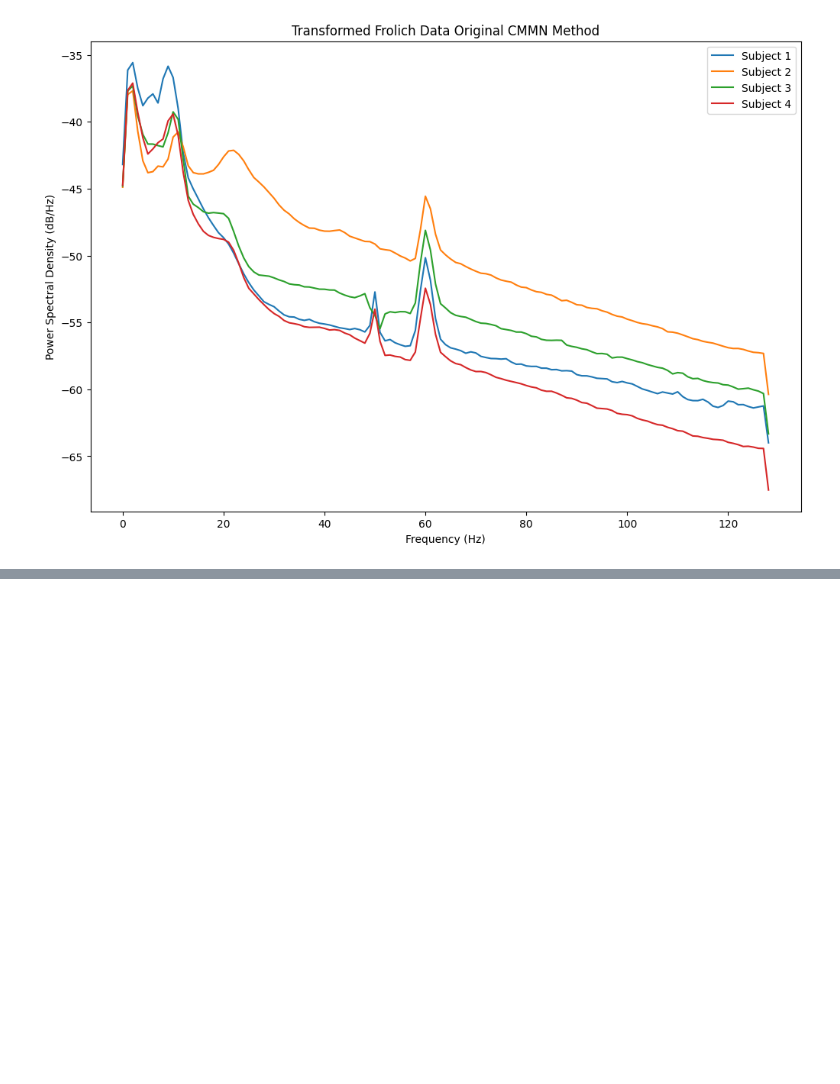
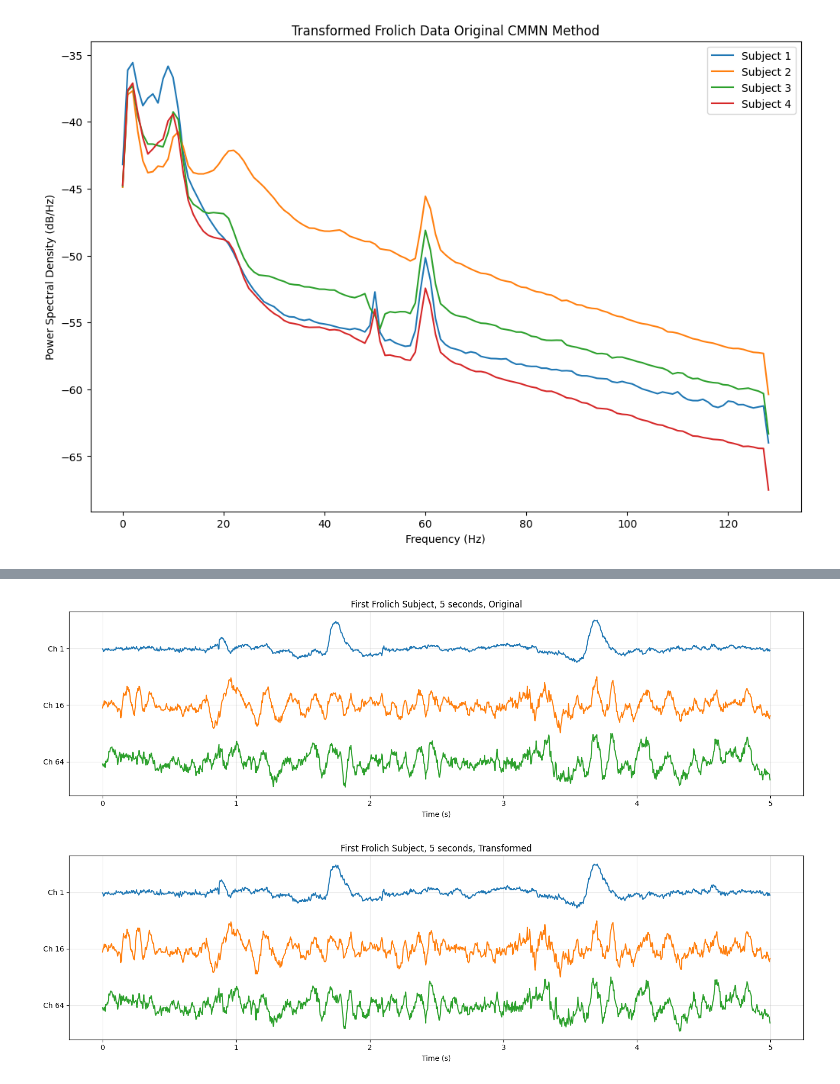
Before and after one commit to cniel-ud/ICWaves, a Jupyter notebook: notebooks/CMMN_gdrive.ipynb, the cells around one changed output, grey strips where cells are left out. Drawn from its saved outputs; the diff is of its cells as text; code cells hidden in the pictures; blank space fills up the shorter version.

Commit message:
polysomnograph viz done

```diff
--- a/notebooks/CMMN_gdrive.ipynb
+++ b/notebooks/CMMN_gdrive.ipynb
@@ -465,13 +449,13 @@ def transform_original(data, time_filter):
 
   transformed_data = []
   for i, subj in enumerate(data):
-    subj_norm = np.zeros(subj.shape)
     num_channels = subj.shape[0]
+    subj_norm = np.zeros_like(subj)
 
     for chan in range(num_channels):
-      # print(subj[chan].shape)
-      # print(time_filter[i].shape)
-      subj_norm[chan] = np.convolve(subj[chan], time_filter[i], mode='same')
+
+      #subj_norm[chan] = np.convolve(subj[chan], time_filter[i], mode='same') # note dr. b wants changed to full b/c of weird reverse shifting
+      subj_norm[chan] = np.convolve(subj[chan], time_filter[i], mode='full')[:len(subj[chan])]
 
     transformed_data.append(subj_norm)
 
@@ -560,3 +529,12 @@ plot_raw_signals(transformed_data, title='Transformed Frolich Data')
+# %%
+# Example usage for a single subject:
+channel_list = [1, 16, 64]  # specify which channels you want to see
+plot_polysomnograph(frolich_data[0], channel_indices=channel_list, time_window=(0, 5), title='First Frolich Subject, 5 seconds, Original')  # show first 60 seconds, for first subject of frolich
+
+plot_polysomnograph(transformed_data[0], channel_indices=channel_list, time_window=(0, 5), title='First Frolich Subject, 5 seconds, Transformed')  # show first 60 seconds, for first subject of frolich
+# %% [output]
+[figure, added]
+[figure, added]
 # %%
 # plot with all channels
 
```
Also changed, not shown: parts of 4 cells of this notebook.
